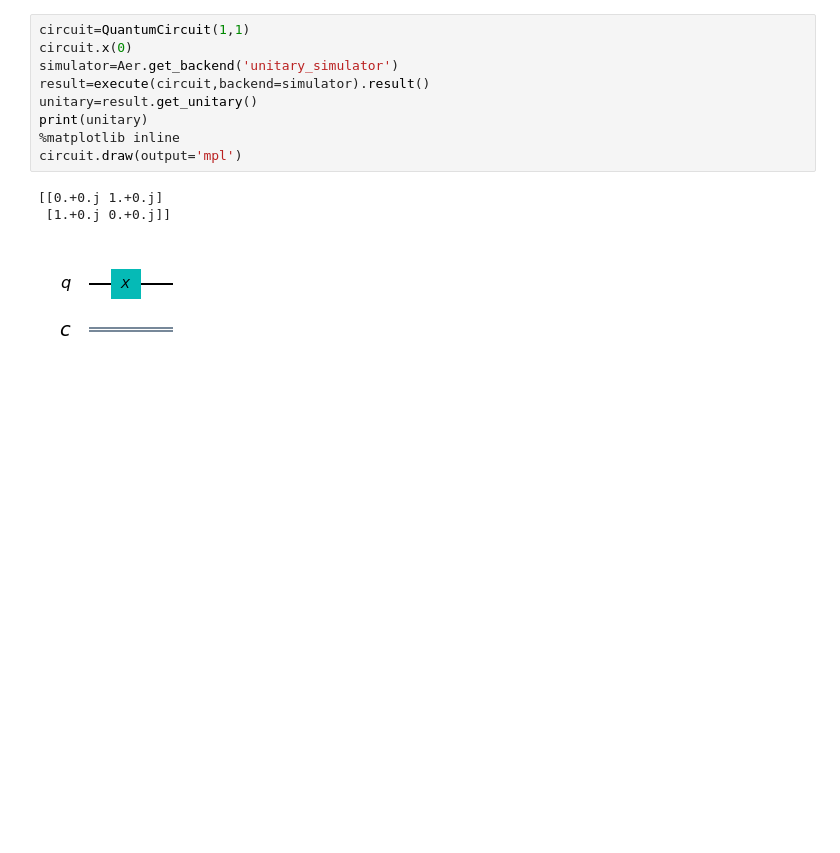
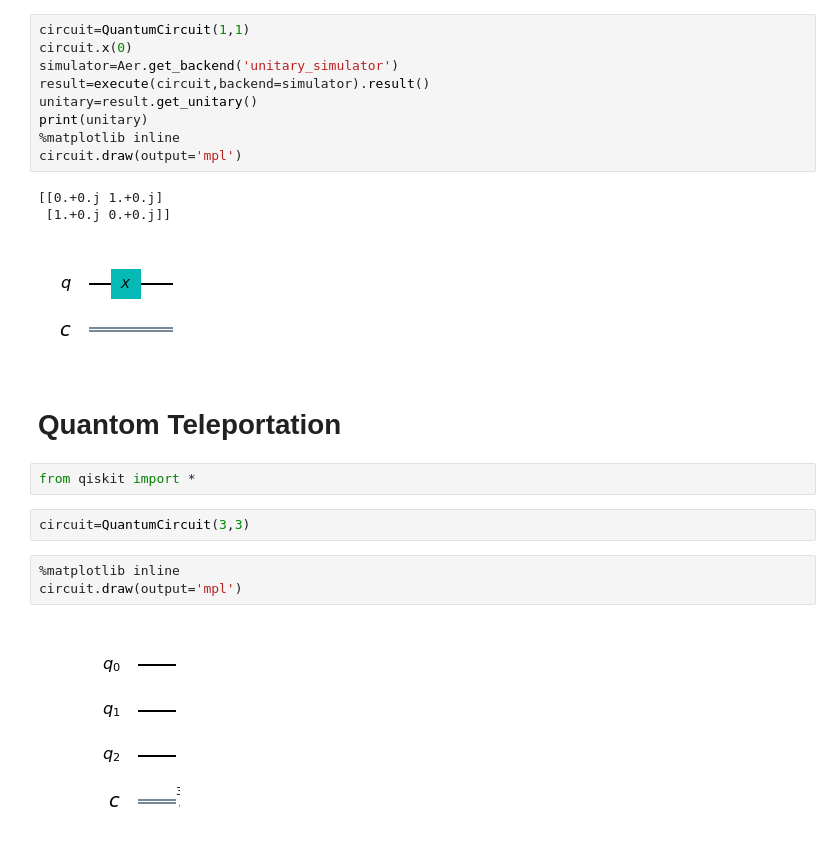
Before and after one commit to ritikchawla/QuantumComputing-practice-, a Jupyter notebook: quantom.ipynb, the cells around one changed output. Drawn from its saved outputs; the diff is of its cells as text; blank space fills up the shorter version.

```diff
--- a/quantom.ipynb
+++ b/quantom.ipynb
@@ -92,3 +148,14 @@ circuit.draw(output='mpl')
 [[0.+0.j 1.+0.j]
  [1.+0.j 0.+0.j]]
 [figure]
+# %% [markdown]
+# **Quantom Teleportation**
+# %%
+from qiskit import *
+# %%
+circuit=QuantumCircuit(3,3)
+# %%
+%matplotlib inline
+circuit.draw(output='mpl')
+# %% [output]
+[figure, added]
```
Also changed, not shown: parts of 28 cells of this notebook.
